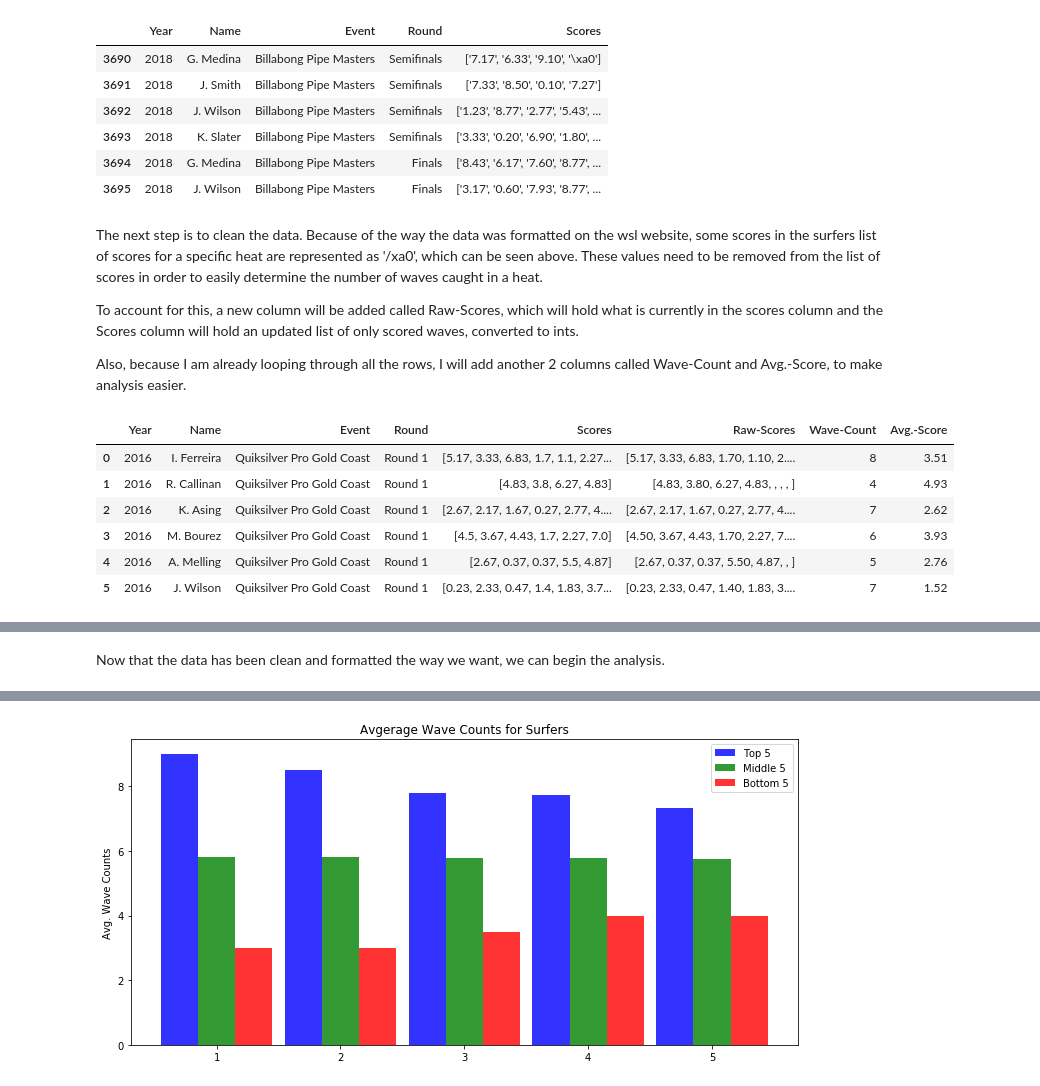
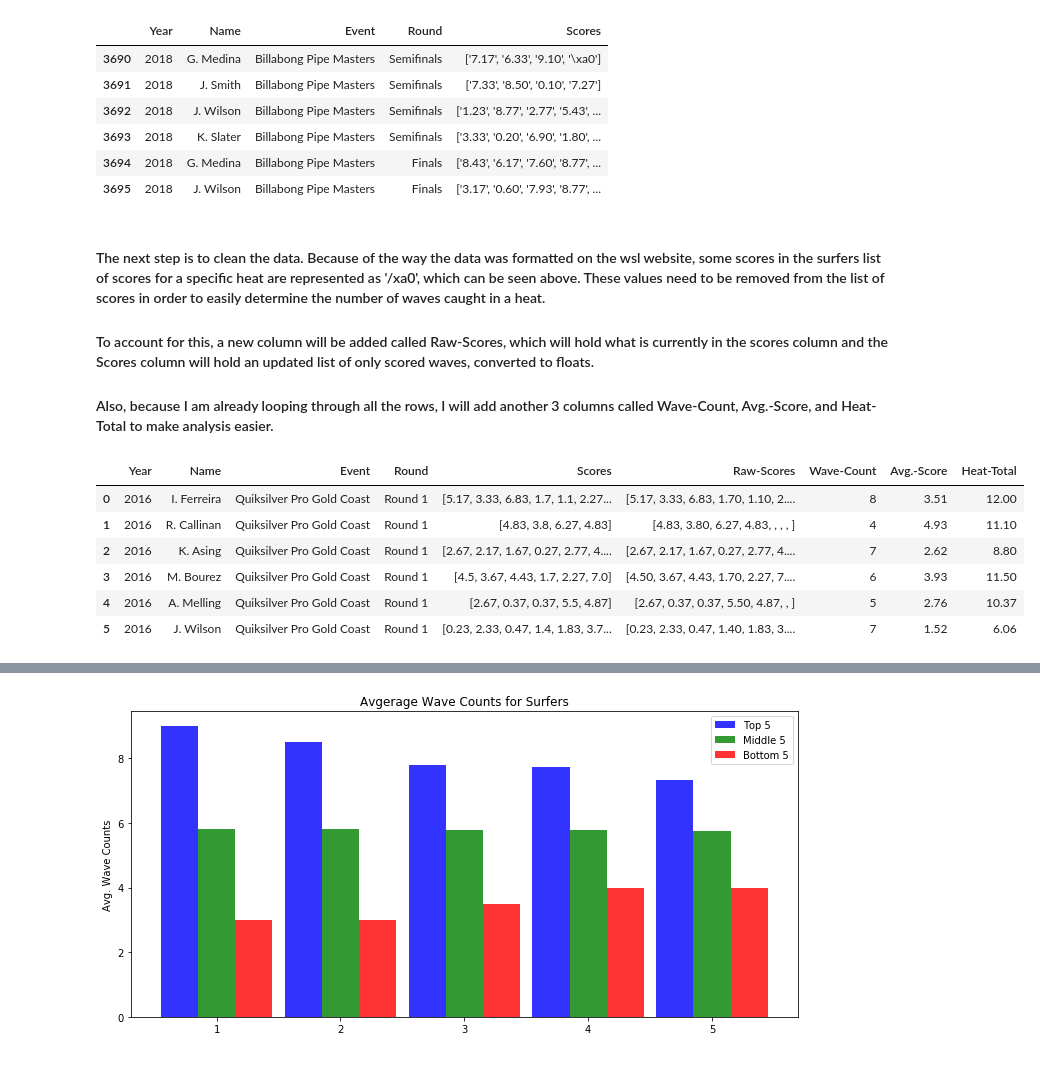
Before and after one commit to csecen/surfScores, a Jupyter notebook: waveScoreAnalysis.ipynb, the cells around one changed output, grey strips where cells are left out. Drawn from its saved outputs; the diff is of its cells as text; code cells hidden in the pictures.

```diff
--- a/waveScoreAnalysis.ipynb
+++ b/waveScoreAnalysis.ipynb
@@ -21,9 +24,9 @@ The first step of the analysis process is to read in the file created by the scr
 # %%
 file = './combined_csv.csv'
-df1 = pd.read_csv(file)   # read in the file and store in a pandas dataframe named df1
-display(df1.head(6))
-display(df1.tail(6))
-df2 = df1.copy()
+org_df = pd.read_csv(file)   # read in the file and store in a pandas dataframe named df1
+display(org_df.head(6))
+display(org_df.tail(6))
+modified_df = org_df.copy()
 # %% [output]
 |  | Year | Name | Event | Round | Scores |
 | 0 | 2016 | I. Ferreira | Quiksilver Pro Gold Coast | Round 1 | ['5.17', '3.33', '6.83', '1.70', ... |
@@ -40,53 +43,65 @@ df2 = df1.copy()
 | 3694 | 2018 | G. Medina | Billabong Pipe Masters | Finals | ['8.43', '6.17', '7.60', '8.77', ... |
 | 3695 | 2018 | J. Wilson | Billabong Pipe Masters | Finals | ['3.17', '0.60', '7.93', '8.77', ... |
 # %% [markdown]
-The next step is to clean the data. Because of the way the data was formatted on the wsl website, some scores in the surfers list of scores for a specific heat are represented as '/xa0', which can be seen above. These values need to be removed from the list of scores in order to easily determine the number of waves caught in a heat.
+#### The next step is to clean the data. Because of the way the data was formatted on the wsl website, some scores in the surfers list of scores for a specific heat are represented as '/xa0', which can be seen above. These values need to be removed from the list of scores in order to easily determine the number of waves caught in a heat.
 
-To account for this, a new column will be added called Raw-Scores, which will hold what is currently in the scores column and the Scores column will hold an updated list of only scored waves, converted to ints.
+#### To account for this, a new column will be added called Raw-Scores, which will hold what is currently in the scores column and the Scores column will hold an updated list of only scored waves, converted to floats.
 
-Also, because I am already looping through all the rows, I will add another 2 columns called Wave-Count and Avg.-Score, to make analysis easier.
+#### Also, because I am already looping through all the rows, I will add another 3 columns called Wave-Count, Avg.-Score, and Heat-Total to make analysis easier.
 # %%
-df2['Raw-Scores'] = np.empty((len(df2), 0)).tolist()   # add new column to df2 with preset value of empty list
-df2['Wave-Count'] = 0   # add new column to df2 with preset value of 0
-df2['Avg.-Score'] = 0.0   # add new column to df2 with preset value of 0.0
+modified_df['Raw-Scores'] = np.empty((len(modified_df), 0)).tolist()   # add new column to df2 with preset value of empty list
+modified_df['Wave-Count'] = 0   # add new column to df2 with preset value of 0
+modified_df['Avg.-Score'] = 0.0   # add new column to df2 with preset value of 0.0
 
-for i, row in df2.iterrows():
+for i, row in modified_df.iterrows():
     rawScores = row['Scores']
     rawScores = eval(rawScores)   # collect the current value and convert to a list of strings
     stringScores = [x for x in rawScores if x != '\xa0']   # remove all \xa0 values from the list
     stringScores = [x for x in stringScores if x != 'TBD']   # remove all TBD values from the list
 
     # in some instances foot note numbers were collected. This removes these additional numbers
     for i2, x2 in enumerate(stringScores):
         if ' ' in x2:   # check if space in string indicating foot note
             space = x2.find(' ')   # find index of space
             x2 = x2[:space]   # remove end of string starting at space
             stringScores[i2] = x2
 
     scores = list(map(float, stringScores))   # convert all values to floats
+    scores_copy = scores.copy()
 
     # calculate the average wave score for the heat
     totalScore = 0
     for s in scores:
         totalScore += s
     if totalScore == 0:
         avgScore = 0.0
     else:
         avgScore = totalScore/len(scores)
 
+    heat_score = 0
+    if len(scores_copy) >= 2 :
+        top_index = scores_copy.index(max(scores_copy))
+        heat_score += scores_copy.pop(top_index)
+        second_top_index = scores_copy.index(max(scores_copy))
+        heat_score += scores_copy.pop(second_top_index)
+    elif len(scores_copy) == 1:
+        top_index = scores_copy.index(max(scores_copy))
+        heat_score = scores_copy.pop(top_index)
+
     # add new values to the dataframe
-    df2.at[i,'Scores'] = scores
-    df2.at[i,'Raw-Scores'] = rawScores
-    df2.at[i,'Wave-Count'] = len(scores)
-    df2.at[i,'Avg.-Score'] = round(avgScore,2)
+    modified_df.at[i,'Scores'] = scores
+    modified_df.at[i,'Raw-Scores'] = rawScores
+    modified_df.at[i,'Wave-Count'] = len(scores)
+    modified_df.at[i,'Avg.-Score'] = round(avgScore,2)
+    modified_df.at[i,'Heat-Total'] = heat_score
 
-display(df2.head(6))
-display(df2.tail(6))
+display(modified_df.head(6))
+display(modified_df.tail(6))
 # %% [output]
-|  | Year | Name | Event | Round | Scores | Raw-Scores | Wave-Count | Avg.-Score |
-| 0 | 2016 | I. Ferreira | Quiksilver Pro Gold Coast | Round 1 | [5.17, 3.33, 6.83, 1.7, 1.1, 2.27... | [5.17, 3.33, 6.83, 1.70, 1.10, 2.... | 8 | 3.51 |
-| 1 | 2016 | R. Callinan | Quiksilver Pro Gold Coast | Round 1 | [4.83, 3.8, 6.27, 4.83] | [4.83, 3.80, 6.27, 4.83, , , , ] | 4 | 4.93 |
-| 2 | 2016 | K. Asing | Quiksilver Pro Gold Coast | Round 1 | [2.67, 2.17, 1.67, 0.27, 2.77, 4.... | [2.67, 2.17, 1.67, 0.27, 2.77, 4.... | 7 | 2.62 |
-| 3 | 2016 | M. Bourez | Quiksilver Pro Gold Coast | Round 1 | [4.5, 3.67, 4.43, 1.7, 2.27, 7.0] | [4.50, 3.67, 4.43, 1.70, 2.27, 7.... | 6 | 3.93 |
-| 4 | 2016 | A. Melling | Quiksilver Pro Gold Coast | Round 1 | [2.67, 0.37, 0.37, 5.5, 4.87] | [2.67, 0.37, 0.37, 5.50, 4.87, , ] | 5 | 2.76 |
-| 5 | 2016 | J. Wilson | Quiksilver Pro Gold Coast | Round 1 | [0.23, 2.33, 0.47, 1.4, 1.83, 3.7... | [0.23, 2.33, 0.47, 1.40, 1.83, 3.... | 7 | 1.52 |
+|  | Year | Name | Event | Round | Scores | Raw-Scores | Wave-Count | Avg.-Score | Heat-Total |
+| 0 | 2016 | I. Ferreira | Quiksilver Pro Gold Coast | Round 1 | [5.17, 3.33, 6.83, 1.7, 1.1, 2.27... | [5.17, 3.33, 6.83, 1.70, 1.10, 2.... | 8 | 3.51 | 12.00 |
+| 1 | 2016 | R. Callinan | Quiksilver Pro Gold Coast | Round 1 | [4.83, 3.8, 6.27, 4.83] | [4.83, 3.80, 6.27, 4.83, , , , ] | 4 | 4.93 | 11.10 |
+| 2 | 2016 | K. Asing | Quiksilver Pro Gold Coast | Round 1 | [2.67, 2.17, 1.67, 0.27, 2.77, 4.... | [2.67, 2.17, 1.67, 0.27, 2.77, 4.... | 7 | 2.62 | 8.80 |
+| 3 | 2016 | M. Bourez | Quiksilver Pro Gold Coast | Round 1 | [4.5, 3.67, 4.43, 1.7, 2.27, 7.0] | [4.50, 3.67, 4.43, 1.70, 2.27, 7.... | 6 | 3.93 | 11.50 |
+| 4 | 2016 | A. Melling | Quiksilver Pro Gold Coast | Round 1 | [2.67, 0.37, 0.37, 5.5, 4.87] | [2.67, 0.37, 0.37, 5.50, 4.87, , ] | 5 | 2.76 | 10.37 |
+| 5 | 2016 | J. Wilson | Quiksilver Pro Gold Coast | Round 1 | [0.23, 2.33, 0.47, 1.4, 1.83, 3.7... | [0.23, 2.33, 0.47, 1.40, 1.83, 3.... | 7 | 1.52 | 6.06 |
@@ -100,2 +114,0 @@ display(df2.tail(6))
-# %% [markdown]
-Now that the data has been clean and formatted the way we want, we can begin the analysis.
```
Also changed, not shown: parts of 27 cells of this notebook.
